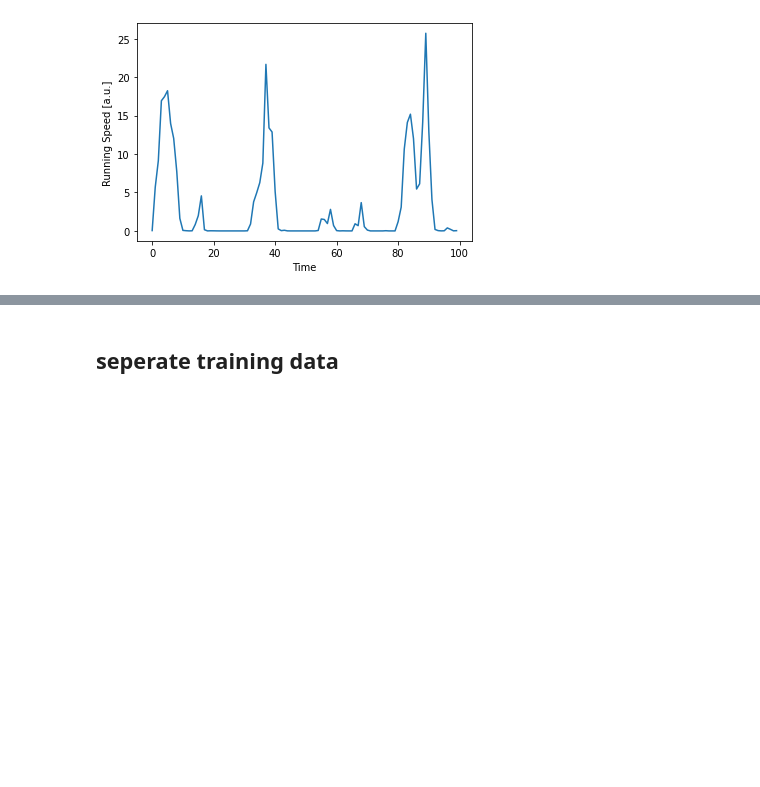
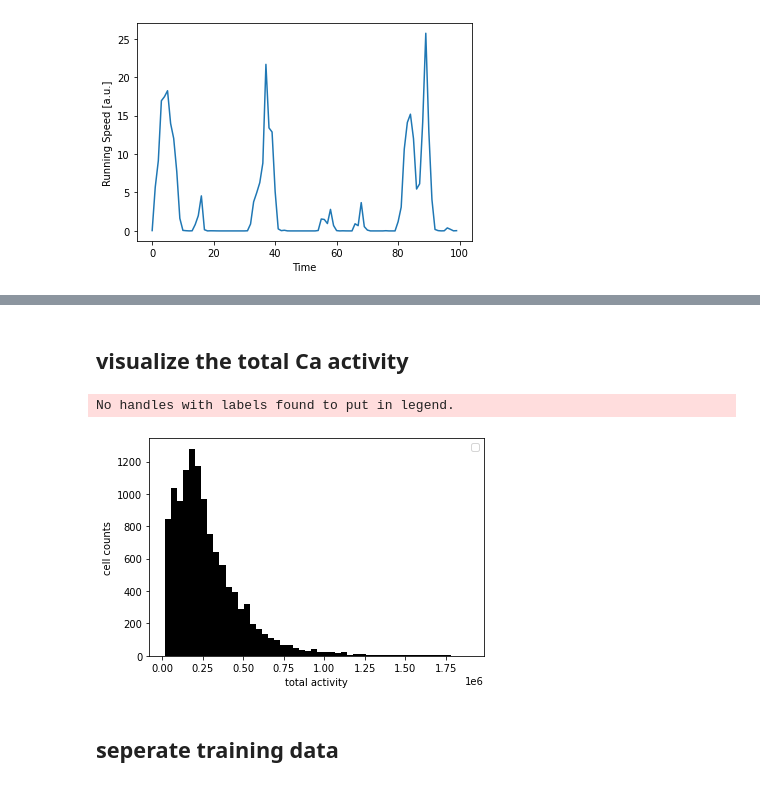
Before and after one commit to grawoods/teamA-grebes-NMA2020, a Jupyter notebook: 200722_sm_amplitude_sort.ipynb, the cells around one changed output, grey strips where cells are left out. Cells and saved outputs as stored; diff of their text form; code cells hidden in the pictures; blank space fills up the shorter version.

```diff
--- a/200722_sm_amplitude_sort.ipynb
+++ b/200722_sm_amplitude_sort.ipynb
@@ -35,7 +35,7 @@ dict_keys(['sresp', 'run', 'beh_svd_time', 'beh_svd_mask', 'stat', 'pupilArea',
 # %% [markdown]
 ## get some data
 # %%
-cells,time = dat['sresp'].shape
+num_cells,num_times = dat['sresp'].shape
 run = np.squeeze(dat['run'])
 sresp = dat['sresp']
 # %% [markdown]
@@ -74,3 +97,16 @@ ax.set(
+# %% [markdown]
+## visualize the total Ca activity
+# %%
+plt.figure()
+plt.hist(ca_act_vector,50, color='k')
+# plt.axvline(0.05, color = 'r', label='0.05')
+plt.xlabel('total activity')
+plt.ylabel('cell counts')
+plt.legend()
+plt.show()
+# %% [output]
+No handles with labels found to put in legend.
+[figure, added]
 # %% [markdown]
 ## seperate training data
 # %%
```
Also changed, not shown: parts of 3 cells of this notebook.
